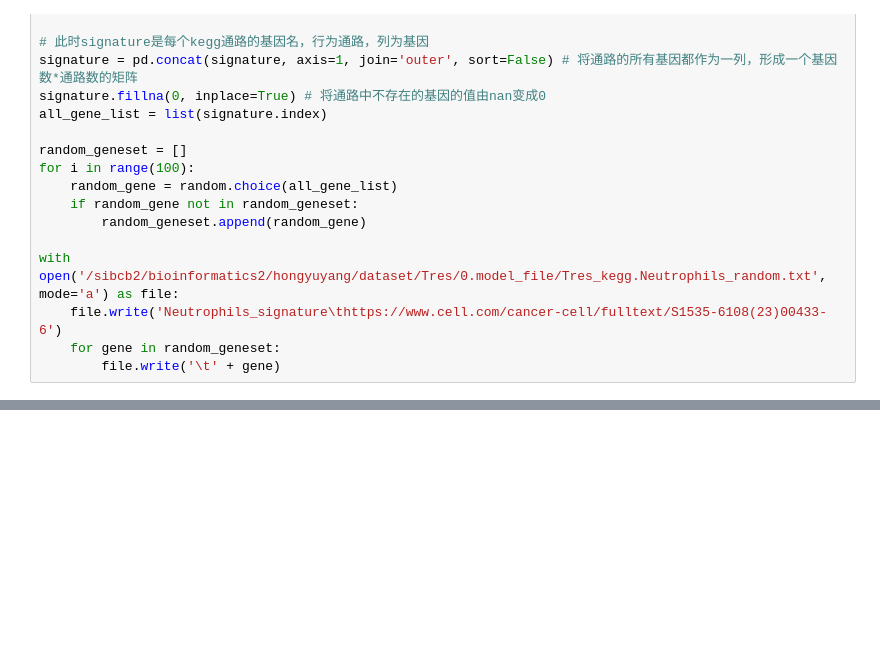
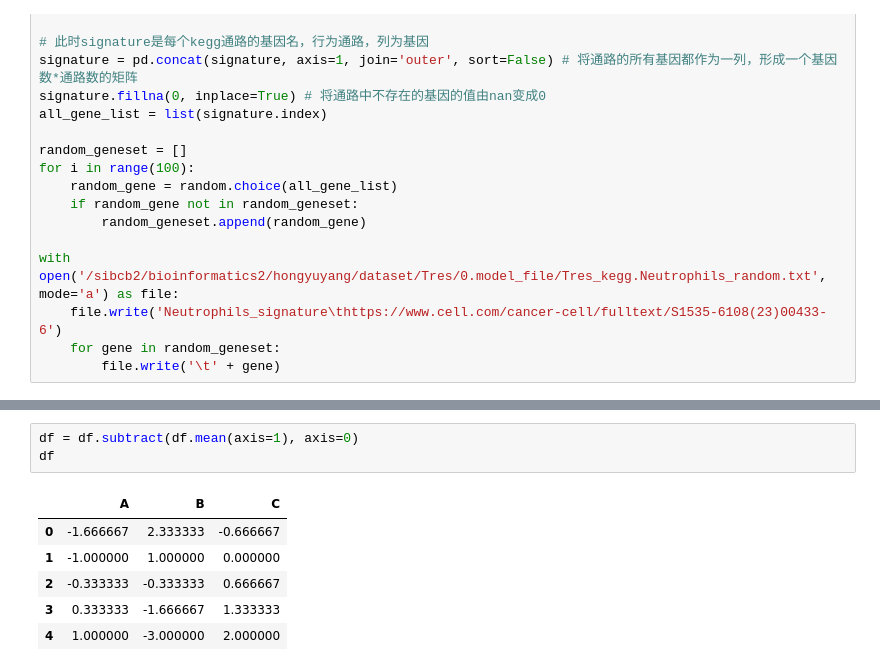
Before and after one commit to yoyoong/Tres, a Jupyter notebook: 1.data_pre/test.ipynb, the cells around one changed output, grey strips where cells are left out. Drawn from its saved outputs; the diff is of its cells as text; blank space fills up the shorter version.

```diff
--- a/1.data_pre/test.ipynb
+++ b/1.data_pre/test.ipynb
@@ -89,0 +106,10 @@ with open('/sibcb2/bioinformatics2/hongyuyang/dataset/Tres/0.model_file/Tres_keg
+# %%
+df = df.subtract(df.mean(axis=1), axis=0)
+df
+# %% [output]
+|  | A | B | C |
+| 0 | -1.666667 | 2.333333 | -0.666667 |
+| 1 | -1.000000 | 1.000000 | 0.000000 |
+| 2 | -0.333333 | -0.333333 | 0.666667 |
+| 3 | 0.333333 | -1.666667 | 1.333333 |
+| 4 | 1.000000 | -3.000000 | 2.000000 |
```
Also changed, not shown: parts of 1 cell of this notebook, 8 other files.
